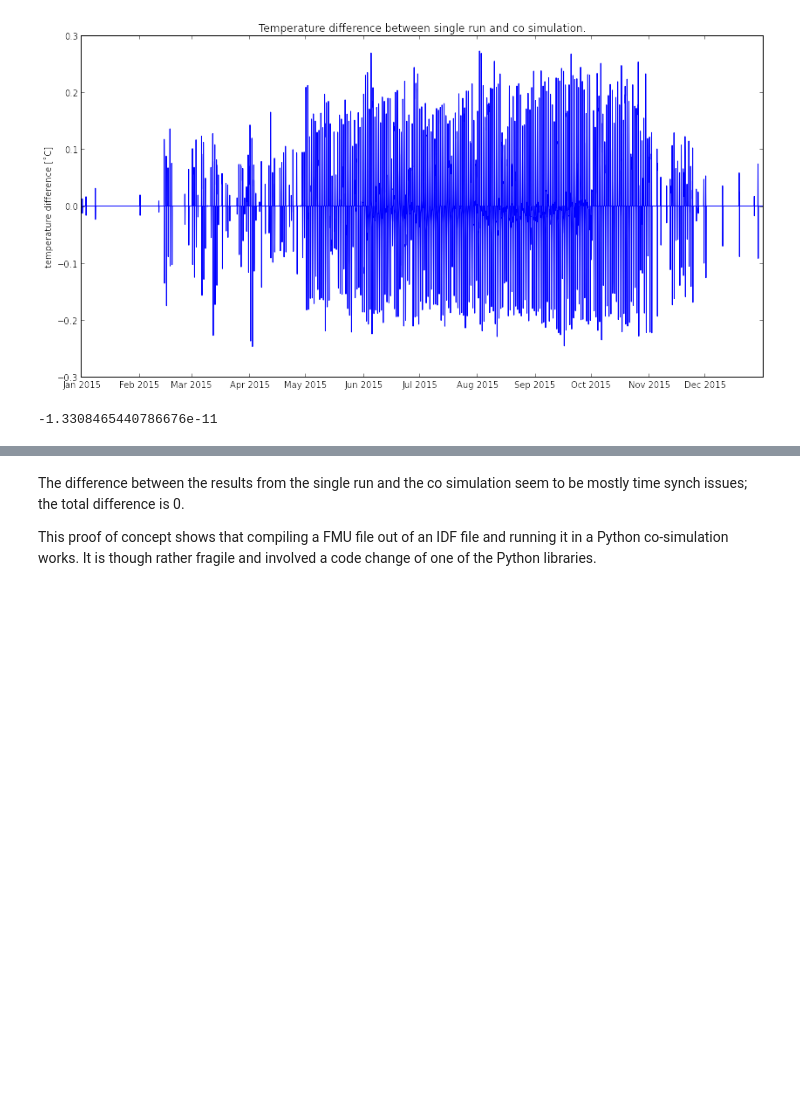
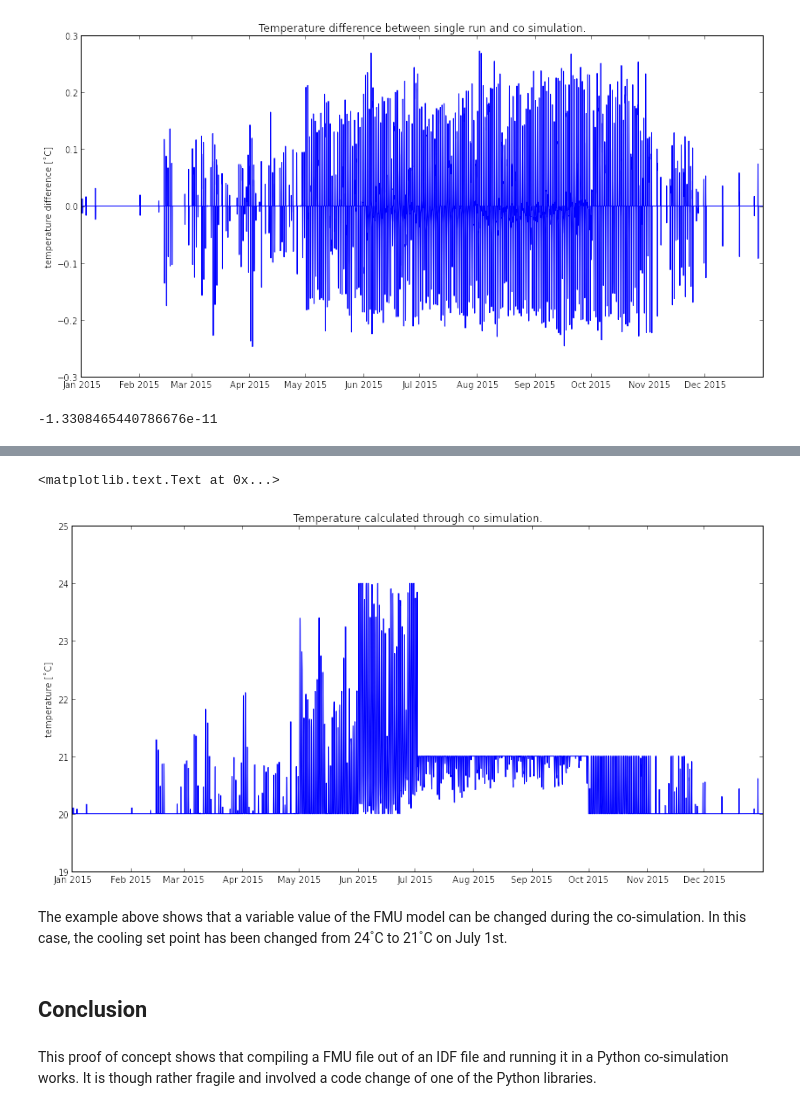
Before and after one commit to timtroendle/notebooks, a Jupyter notebook: demo-energyplus-co-simulation.ipynb, the cells around one changed output, grey strips where cells are left out. Cells and saved outputs as stored; diff of their text form; code cells hidden in the pictures; blank space fills up the shorter version.

Commit message:
Add demo for sending data to FMU

```diff
--- a/demo-energyplus-co-simulation.ipynb
+++ b/demo-energyplus-co-simulation.ipynb
@@ -209,0 +271,19 @@ diff.sum()
+# %%
+DEMO_FILE = (Path('.') / 'temp' / os.environ['DEMO_FILE']).with_suffix('.fmu')
+T_START = 0
+T_END = 60 * 60 * 24 * 365 # in seconds
+T_STEP_SIZE = 900
+NUMBER_TIME_STEPS = int((T_END - T_START) / T_STEP_SIZE)
+TIME_STEPS = range(T_START, T_END, T_STEP_SIZE)
+# %%
+model = pyfmi.load_fmu(DEMO_FILE.as_posix())
+model.instantiate_slave()
+model.initialize(T_START, T_END, True)
+# %%
+model.set('CoolingSetpoint', 24)
+temp = []
+for t in TIME_STEPS:
+    if t == T_END / 2:
+        model.set('CoolingSetpoint', 21)
+    temp.append(model.get('AirTemp')[0])
+    model.do_step(t, T_STEP_SIZE, new_step=True)
@@ -210,4 +292,15 @@ diff.sum()
+# %%
+temp = pd.Series(data=temp, index=pd.date_range(start='2015-01-01', end='2015-12-31 23:45', freq="15Min"))
+# %%
+plt.plot(temp.index, temp)
+plt.ylabel(u'temperature [˚C]')
+plt.title('Temperature calculated through co simulation.')
+# %% [output]
+<matplotlib.text.Text at 0x...>
+[figure, added]
+# %% [markdown]
+The example above shows that a variable value of the FMU model can be changed during the co-simulation. In this case, the cooling set point has been changed from 24˚C to 21˚C on July 1st.
+# %% [markdown]
+## Conclusion
 # %% [markdown]
-The difference between the results from the single run and the co simulation seem to be mostly time synch issues; the total difference is 0.
-
 This proof of concept shows that compiling a FMU file out of an IDF file and running it in a Python co-simulation works. It is though rather fragile and involved a code change of one of the Python libraries.
```
Also changed, not shown: parts of 10 cells of this notebook.
